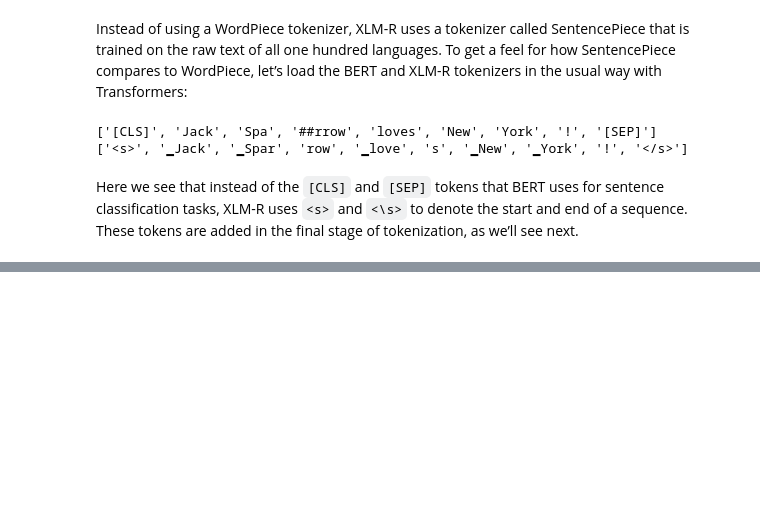
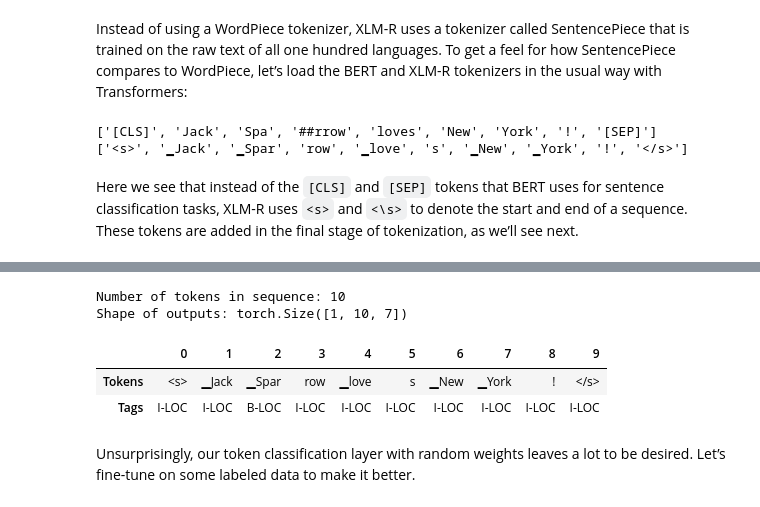
Before and after one commit to Gooogr/Book_nlp_with_transformers, a Jupyter notebook: ch4_multilingual_ner.ipynb, the cells around one changed output, grey strips where cells are left out. Drawn from its saved outputs; the diff is of its cells as text; code cells hidden in the pictures; blank space fills up the shorter version.

```diff
--- a/ch4_multilingual_ner.ipynb
+++ b/ch4_multilingual_ner.ipynb
@@ -157,0 +228,9 @@ Here we see that instead of the `[CLS]` and `[SEP]` tokens that BERT uses for se
+# %%
+xlmr_config = AutoConfig.from_pretrained(xlmr_model_name,
+                                         num_labels=tags.num_classes,
+                                         id2label=index2tag, label2id=tag2index)
+# %%
+device = torch.device("cuda" if torch.cuda.is_available() else "cpu")
+xlmr_model = (XLMRobertaForTokenClassification
+              .from_pretrained(xlmr_model_name, config=xlmr_config)
+              .to(device))
@@ -157,0 +255,19 @@ Here we see that instead of the `[CLS]` and `[SEP]` tokens that BERT uses for se
+# %%
+# Extract prediction samples
+outputs = xlmr_model(input_ids.to(device)).logits
+predictions = torch.argmax(outputs, dim=-1)
+print(f"Number of tokens in sequence: {len(xlmr_tokens)}")
+print(f"Shape of outputs: {outputs.shape}")
+# %% [output]
+Number of tokens in sequence: 10
+Shape of outputs: torch.Size([1, 10, 7])
+# %%
+preds = [tags.names[p] for p in predictions[0].cpu().numpy()]
+pd.DataFrame([xlmr_tokens, preds], index=["Tokens", "Tags"])
+# %% [output]
+|  | 0 | 1 | 2 | 3 | 4 | 5 | 6 | 7 | 8 | 9 |
+| Tokens | <s> | ▁Jack | ▁Spar | row | ▁love | s | ▁New | ▁York | ! | </s> |
+| Tags | I-LOC | I-LOC | B-LOC | I-LOC | I-LOC | I-LOC | I-LOC | I-LOC | I-LOC | I-LOC |
+# %% [markdown]
+Unsurprisingly, our token classification layer with random weights leaves a lot to be
+desired. Let’s fine-tune on some labeled data to make it better.
```
Also changed, not shown: parts of 15 cells of this notebook.
